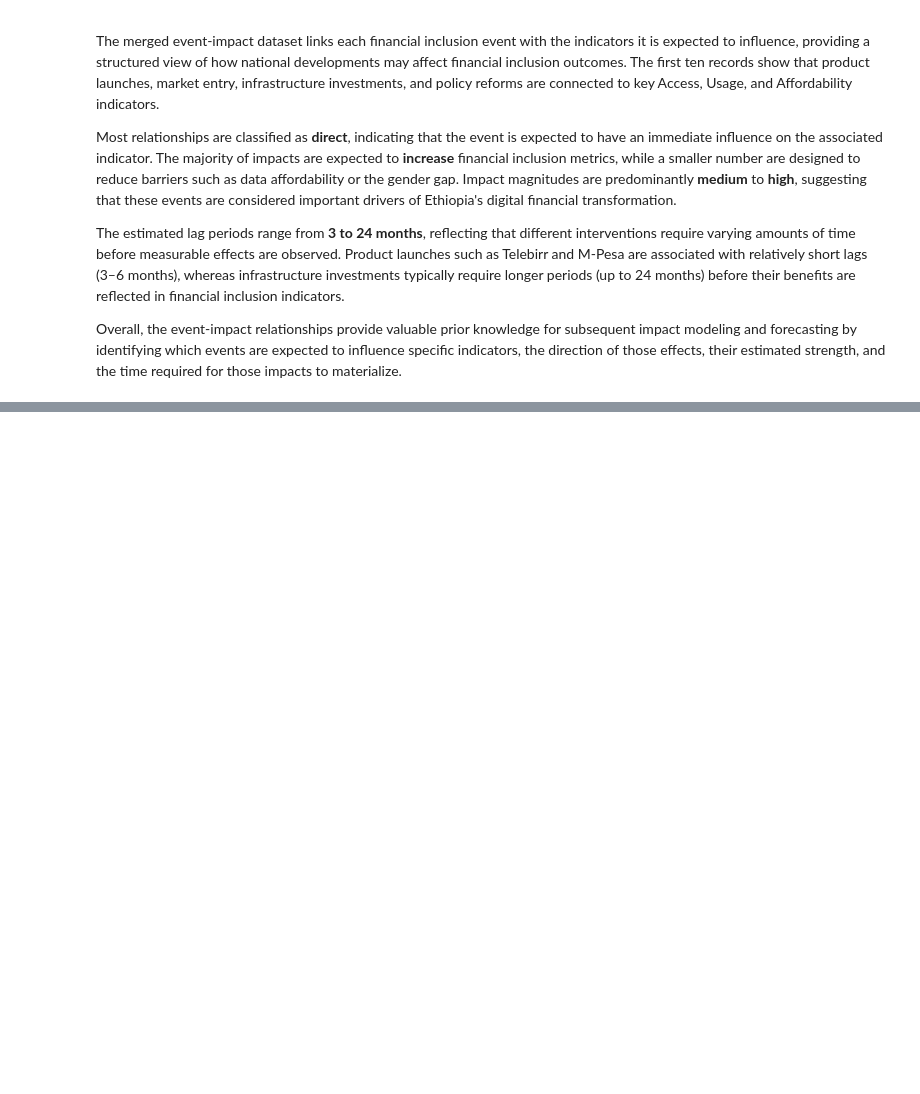
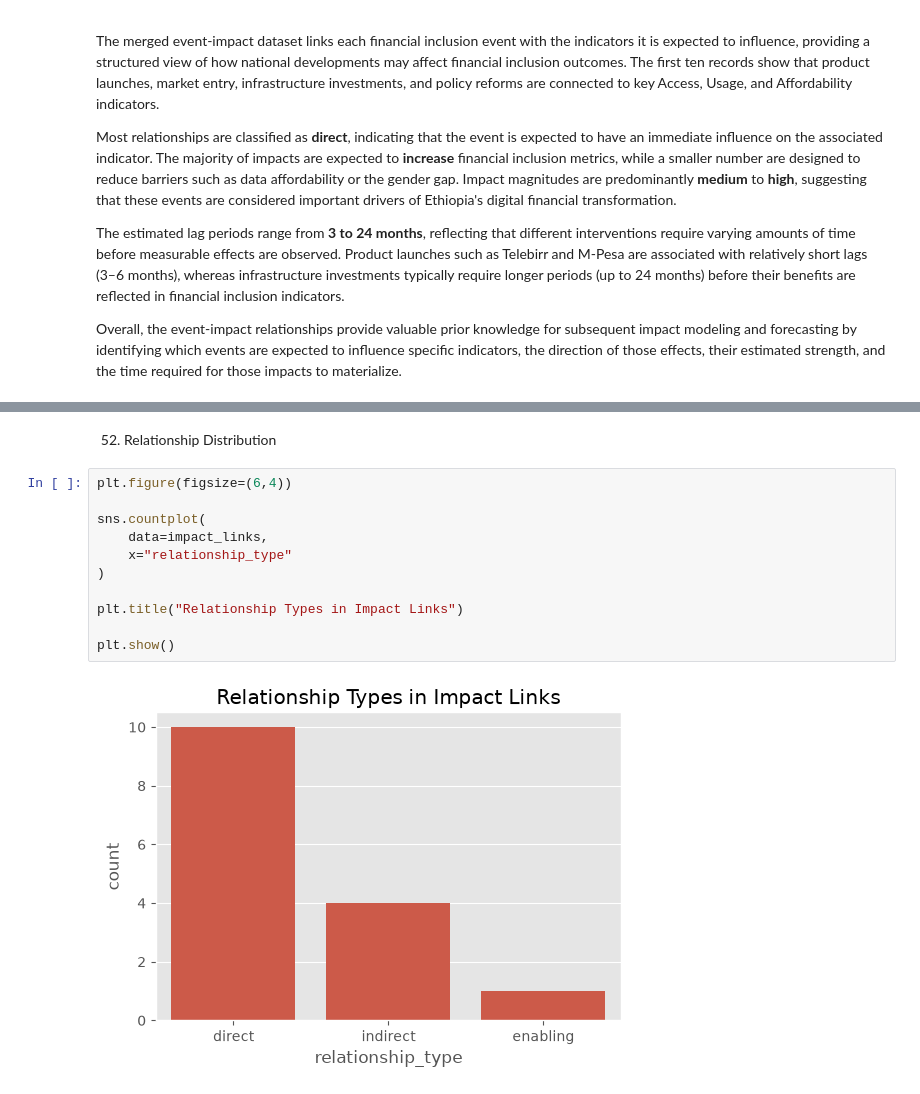
Before and after one commit to Lalisecf/ethiopia-fi-forecast-week11, a Jupyter notebook: notebooks/task_2_eda.ipynb, the cells around one changed output, grey strips where cells are left out. Drawn from its saved outputs; the diff is of its cells as text; blank space fills up the shorter version.

Commit message:
Summarize EDA findings and document data quality assessment

```diff
--- a/notebooks/task_2_eda.ipynb
+++ b/notebooks/task_2_eda.ipynb
@@ -1953,0 +2182,15 @@ Overall, the event-impact relationships provide valuable prior knowledge for sub
+# %% [markdown]
+52. Relationship Distribution
+# %%
+plt.figure(figsize=(6,4))
+
+sns.countplot(
+    data=impact_links,
+    x="relationship_type"
+)
+
+plt.title("Relationship Types in Impact Links")
+
+plt.show()
+# %% [output]
+[figure, added]
```
Also changed, not shown: parts of 25 cells of this notebook.
